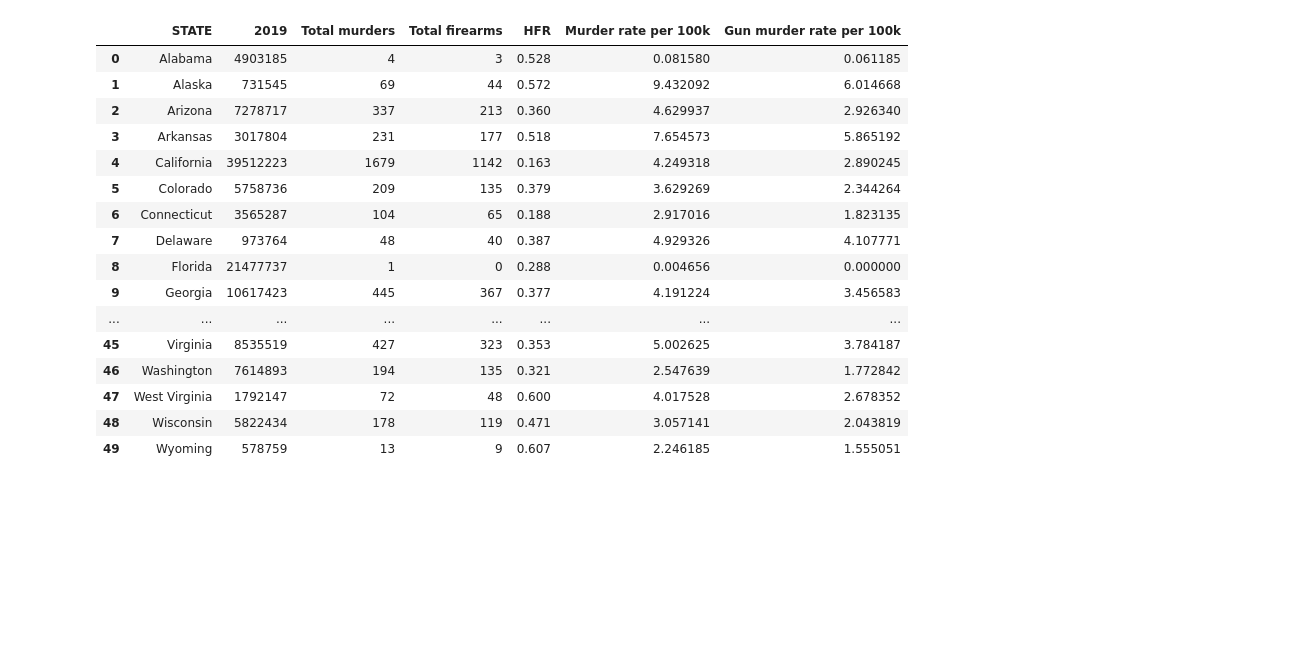
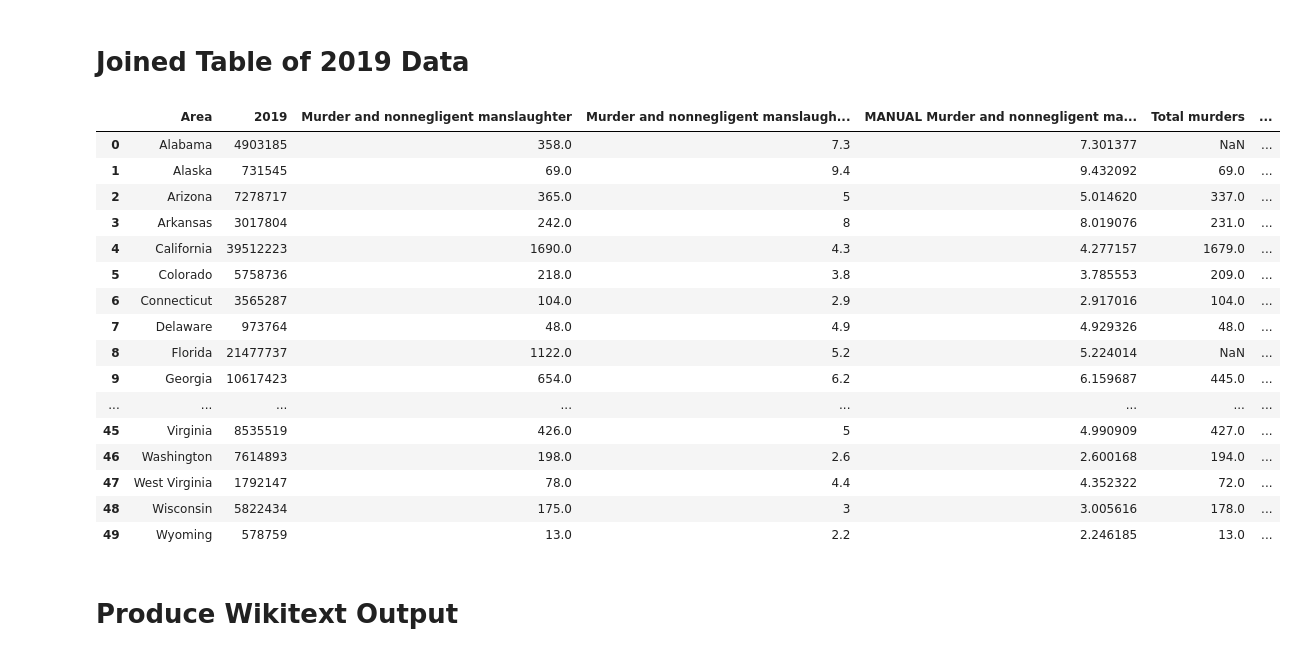
Before and after one commit to CSRessel/gun_violence_wikipedia, a Jupyter notebook: 2019-analysis.ipynb, the cells around one changed output. Cells and saved outputs as stored; diff of their text form; code cells hidden in the pictures; blank space fills up the shorter version.

Commit message:
initial formatting and release of 2019 data

```diff
--- a/2019-analysis.ipynb
+++ b/2019-analysis.ipynb
@@ -52,0 +143,8 @@ df_owners
+# %%
+# drop all rows except most recent Year == '2016'
+df_owners_clean = df_owners[df_owners.Year.isin(['2016'])].reset_index(drop=True)
+
+# rename Area column
+df_owners_clean = df_owners_clean.rename({'STATE': 'Area'}, axis='columns')
+
+df_owners_clean
@@ -53,5 +169,9 @@ df_owners
 # %%
-df_population = df_population.rename({'Unnamed: 0': 'STATE'}, axis='columns')
-df_population['STATE'] = df_population.STATE.map(lambda r: r.replace('.', ''))
-df_population
+# rename Area column
+df_population_clean = df_population.rename({'Unnamed: 0': 'Area'}, axis='columns')
+
+# remove trailing periods
+df_population_clean['Area'] = df_population_clean.Area.map(lambda r: r.replace('.', ''))
+
+df_population_clean
 # %% [output]
@@ -73,6 +193,11 @@ df_population
 | 54 | Wisconsin | 5686986 | 5687285 | 5690475 | 5705288 | 5719960 | 5736754 | 5751525 | 5760940 | 5772628 | ... |
 | 55 | Wyoming | 563626 | 563775 | 564487 | 567299 | 576305 | 582122 | 582531 | 585613 | 584215 | ... |
 # %%
-df = df_homicide.merge(df_owners, on='STATE').merge(df_population, on='STATE')
+df = (
+    df_homicide_clean
+        .merge(df_all_murder_clean, on='Area')
+        .merge(df_owners_clean, on='Area')
+        .merge(df_population_clean, on='Area')
+)
 df
 # %% [output]
@@ -117,23 +221,38 @@ Index([                        'STATE',                 'Total murders',
 # %%
+df['MANUAL Murder and nonnegligent manslaughter per 100k'] = df['Murder and nonnegligent manslaughter'] * 100000 / df[2019]
 df['Murder rate per 100k'] = df['Total murders'] * 100000 / df[2019]
 df['Gun murder rate per 100k'] = df['Total firearms'] * 100000 / df[2019]
+df['HFR'] = df['HFR']*100
+# %% [markdown]
+# Joined Table of 2019 Data
 # %%
-df[['STATE', 2019, 'Total murders', 'Total firearms', 'HFR', 'Murder rate per 100k', 'Gun murder rate per 100k']]
+df[[
+    'Area',
+    2019,
+    'Murder and nonnegligent manslaughter',
+    'Murder and nonnegligent manslaughter per 100k',
+    'MANUAL Murder and nonnegligent manslaughter per 100k',
+    'Total murders',
+    'Total firearms',
+    'HFR',
+    'Murder rate per 100k',
+    'Gun murder rate per 100k',
+]]
 # %% [output]
-|  | STATE | 2019 | Total murders | Total firearms | HFR | Murder rate per 100k | Gun murder rate per 100k |
-| 0 | Alabama | 4903185 | 4 | 3 | 0.528 | 0.081580 | 0.061185 |
-| 1 | Alaska | 731545 | 69 | 44 | 0.572 | 9.432092 | 6.014668 |
-| 2 | Arizona | 7278717 | 337 | 213 | 0.360 | 4.629937 | 2.926340 |
-| 3 | Arkansas | 3017804 | 231 | 177 | 0.518 | 7.654573 | 5.865192 |
-| 4 | California | 39512223 | 1679 | 1142 | 0.163 | 4.249318 | 2.890245 |
-| 5 | Colorado | 5758736 | 209 | 135 | 0.379 | 3.629269 | 2.344264 |
-| 6 | Connecticut | 3565287 | 104 | 65 | 0.188 | 2.917016 | 1.823135 |
-| 7 | Delaware | 973764 | 48 | 40 | 0.387 | 4.929326 | 4.107771 |
-| 8 | Florida | 21477737 | 1 | 0 | 0.288 | 0.004656 | 0.000000 |
-| 9 | Georgia | 10617423 | 445 | 367 | 0.377 | 4.191224 | 3.456583 |
+|  | Area | 2019 | Murder and nonnegligent manslaughter | Murder and nonnegligent manslaugh... | MANUAL Murder and nonnegligent ma... | Total murders | ... |
+| 0 | Alabama | 4903185 | 358.0 | 7.3 | 7.301377 | NaN | ... |
+| 1 | Alaska | 731545 | 69.0 | 9.4 | 9.432092 | 69.0 | ... |
+| 2 | Arizona | 7278717 | 365.0 | 5 | 5.014620 | 337.0 | ... |
+| 3 | Arkansas | 3017804 | 242.0 | 8 | 8.019076 | 231.0 | ... |
+| 4 | California | 39512223 | 1690.0 | 4.3 | 4.277157 | 1679.0 | ... |
+| 5 | Colorado | 5758736 | 218.0 | 3.8 | 3.785553 | 209.0 | ... |
+| 6 | Connecticut | 3565287 | 104.0 | 2.9 | 2.917016 | 104.0 | ... |
+| 7 | Delaware | 973764 | 48.0 | 4.9 | 4.929326 | 48.0 | ... |
+| 8 | Florida | 21477737 | 1122.0 | 5.2 | 5.224014 | NaN | ... |
+| 9 | Georgia | 10617423 | 654.0 | 6.2 | 6.159687 | 445.0 | ... |
 | ... | ... | ... | ... | ... | ... | ... | ... |
-| 45 | Virginia | 8535519 | 427 | 323 | 0.353 | 5.002625 | 3.784187 |
-| 46 | Washington | 7614893 | 194 | 135 | 0.321 | 2.547639 | 1.772842 |
-| 47 | West Virginia | 1792147 | 72 | 48 | 0.600 | 4.017528 | 2.678352 |
-| 48 | Wisconsin | 5822434 | 178 | 119 | 0.471 | 3.057141 | 2.043819 |
-| 49 | Wyoming | 578759 | 13 | 9 | 0.607 | 2.246185 | 1.555051 |
+| 45 | Virginia | 8535519 | 426.0 | 5 | 4.990909 | 427.0 | ... |
+| 46 | Washington | 7614893 | 198.0 | 2.6 | 2.600168 | 194.0 | ... |
+| 47 | West Virginia | 1792147 | 78.0 | 4.4 | 4.352322 | 72.0 | ... |
+| 48 | Wisconsin | 5822434 | 175.0 | 3 | 3.005616 | 178.0 | ... |
+| 49 | Wyoming | 578759 | 13.0 | 2.2 | 2.246185 | 13.0 | ... |
@@ -139,0 +270,2 @@ df[['STATE', 2019, 'Total murders', 'Total firearms', 'HFR', 'Murder rate per 10
+# %% [markdown]
+# Produce Wikitext Output
```
Also changed, not shown: parts of 18 cells of this notebook, 12 other files.
